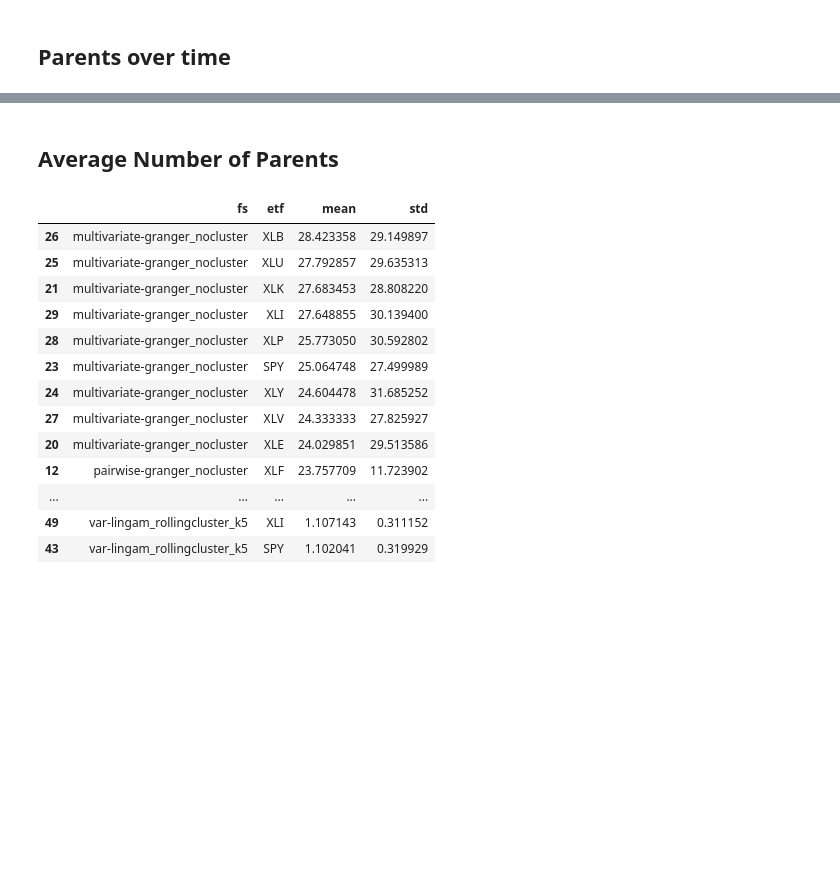
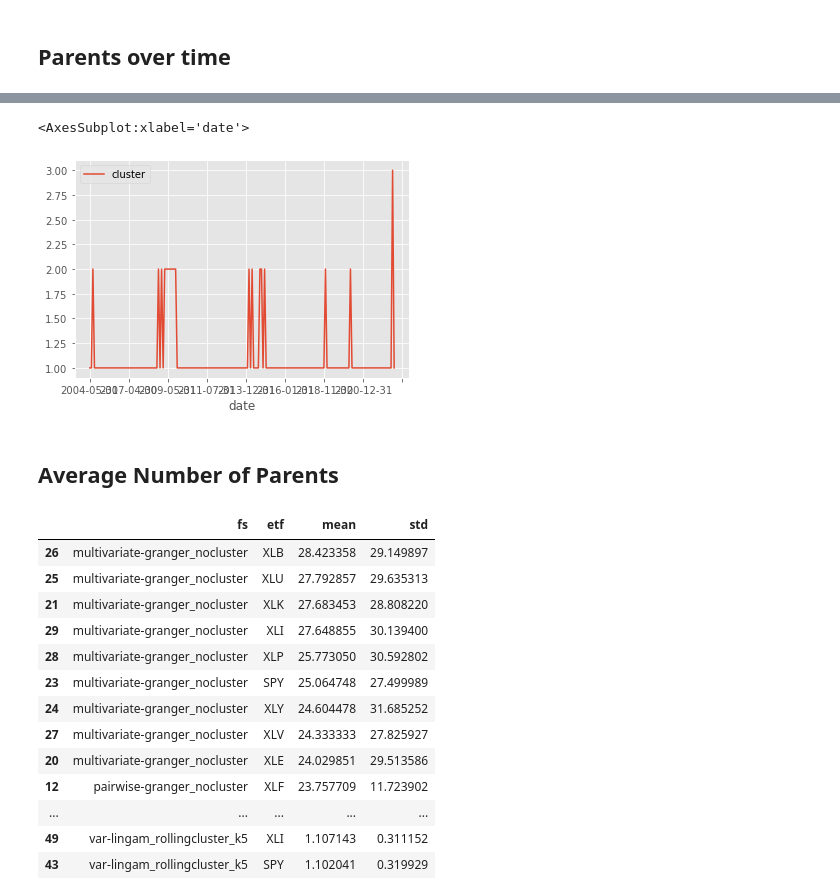
Before and after one commit to dcuoliveira/cml-fin, a Jupyter notebook: src/new_stability_measure.ipynb, the cells around one changed output, grey strips where cells are left out. Saved outputs shown, nothing was run; the diff lists cells and outputs as text; code cells hidden in the pictures; blank space fills up the shorter version.

```diff
--- a/src/new_stability_measure.ipynb
+++ b/src/new_stability_measure.ipynb
@@ -66,3 +81,8 @@ sns.heatmap(check_df.loc[(check_df["date"] >= "2020-01-01")&(check_df["date"] <=
+# %%
+check_df.groupby(["date"]).count()[["cluster"]].plot()
+# %% [output]
+<AxesSubplot:xlabel='date'>
+[figure, added]
 # %% [markdown]
 ## Average Number of Parents
 # %%
```
Also changed, not shown: parts of 8 cells of this notebook, 1 other file.
